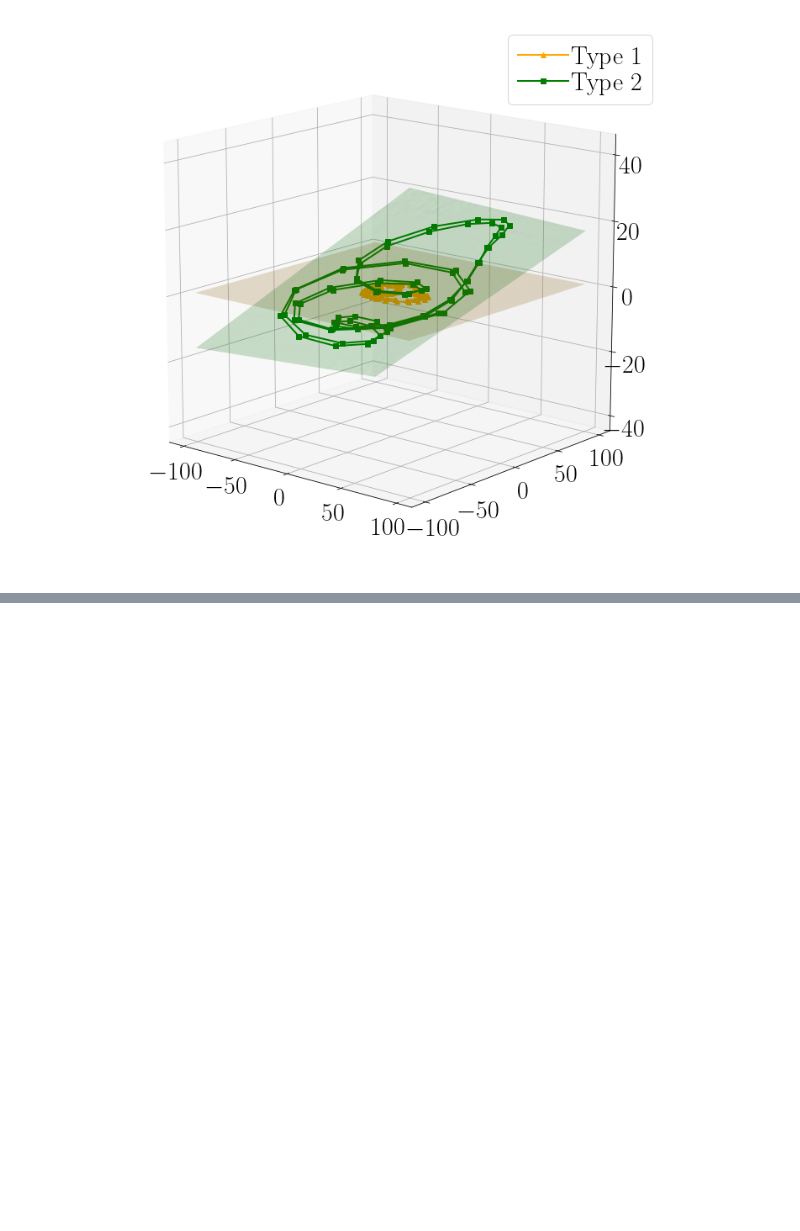
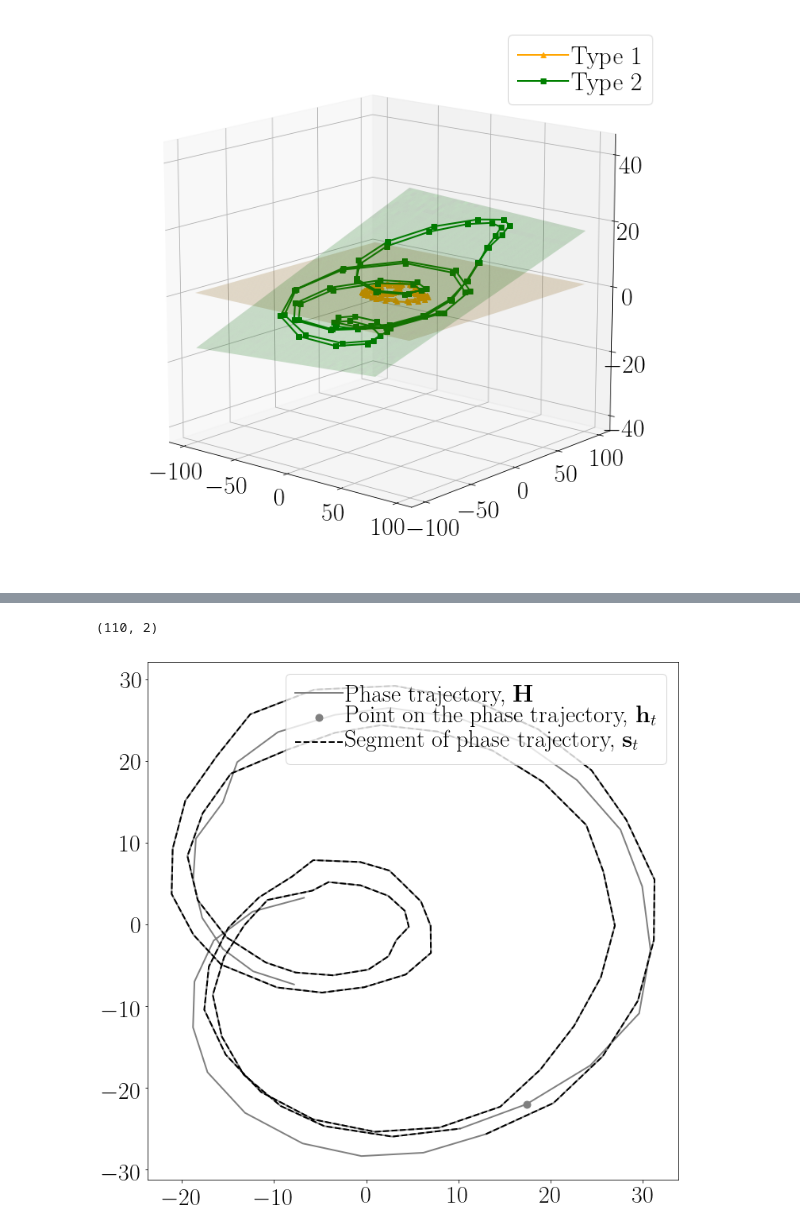
Before and after one commit to andriygav/TimeSeriesClustering, a Jupyter notebook: code/graph.ipynb, the cells around one changed output, grey strips where cells are left out. Drawn from its saved outputs; the diff is of its cells as text; code cells hidden in the pictures; blank space fills up the shorter version.

```diff
--- a/code/graph.ipynb
+++ b/code/graph.ipynb
@@ -413,0 +480,39 @@ plt.show()
+# %%
+phase_track_intro = lib.return_phase_track(X_intro[:, :, :], 40)
+model = PCA(n_components=2)
+basis_vv = model.fit(phase_track_intro).components_
+res_vv = model.transform(phase_track_intro)
+# %%
+res_vv.shape
+# %% [output]
+(110, 2)
+# %%
+Text_size = 30
+
+plt.rcParams['lines.linewidth'] = 2
+plt.rcParams['lines.markersize'] = 9
+plt.rcParams['xtick.labelsize'] = Text_size
+plt.rcParams['ytick.labelsize'] = Text_size
+plt.rcParams['legend.fontsize'] = Text_size
+plt.rcParams['axes.titlesize']=Text_size
+plt.rcParams['axes.labelsize']=Text_size
+plt.rcParams['figure.figsize'] = (12.0, 12.0)
+plt.rcParams['font.size'] = Text_size
+plt.rcParams["legend.labelspacing"] = 0.1
+plt.rcParams["legend.handletextpad"] = 0.1
+#################################################
+
+_ = plt.plot(res_vv[:, 0], res_vv[:, 1], '-', color = 'gray', label = 'Phase trajectory, $\mathbf{H}$')
+
+_ = plt.plot(res_vv[t, 0], res_vv[t, 1], 'o', color = 'gray', label = 'Point on the phase trajectory, $\mathbf{h}_t$')
+
+xxx = np.arange(t - 40 - 40, t - 40 + 40, 1)
+
+_ = plt.plot(res_vv[xxx, 0], res_vv[xxx, 1], '--', color = 'black', label  = 'Segment of phase trajectory, $\mathbf{s}_t$')
+
+plt.legend(loc = 'best')
+
+plt.savefig('./' + folder_result + '/example_phase_stat.png', bbox_inches='tight')
+plt.show()
+# %% [output]
+[figure, added]
```
Also changed, not shown: parts of 5 cells of this notebook, 23 other files.
